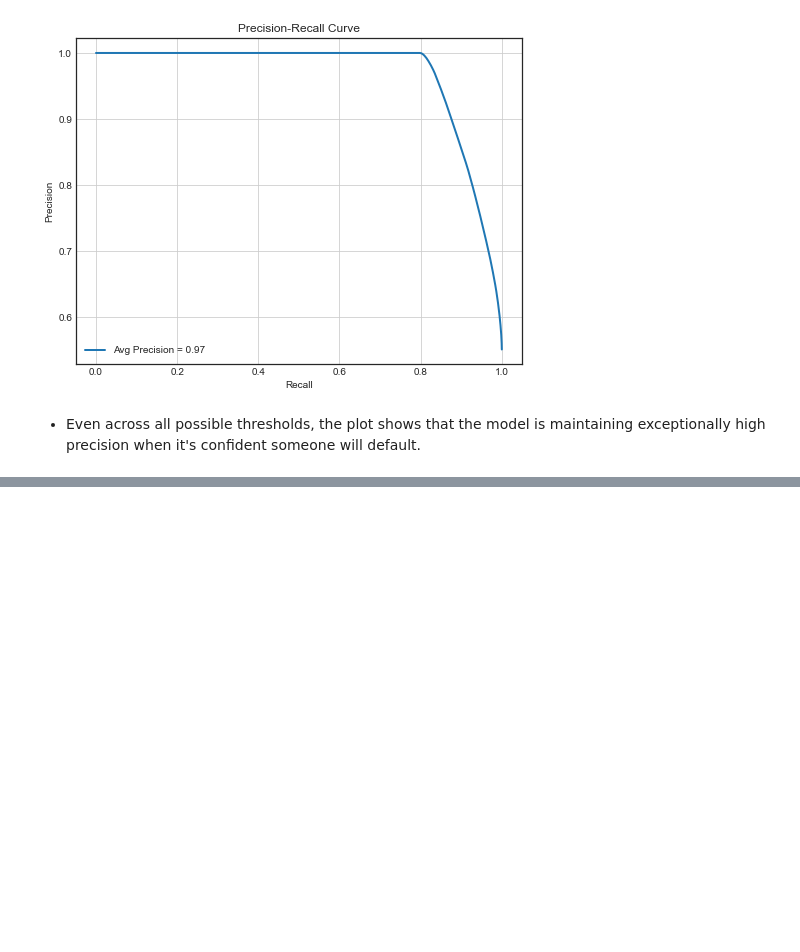
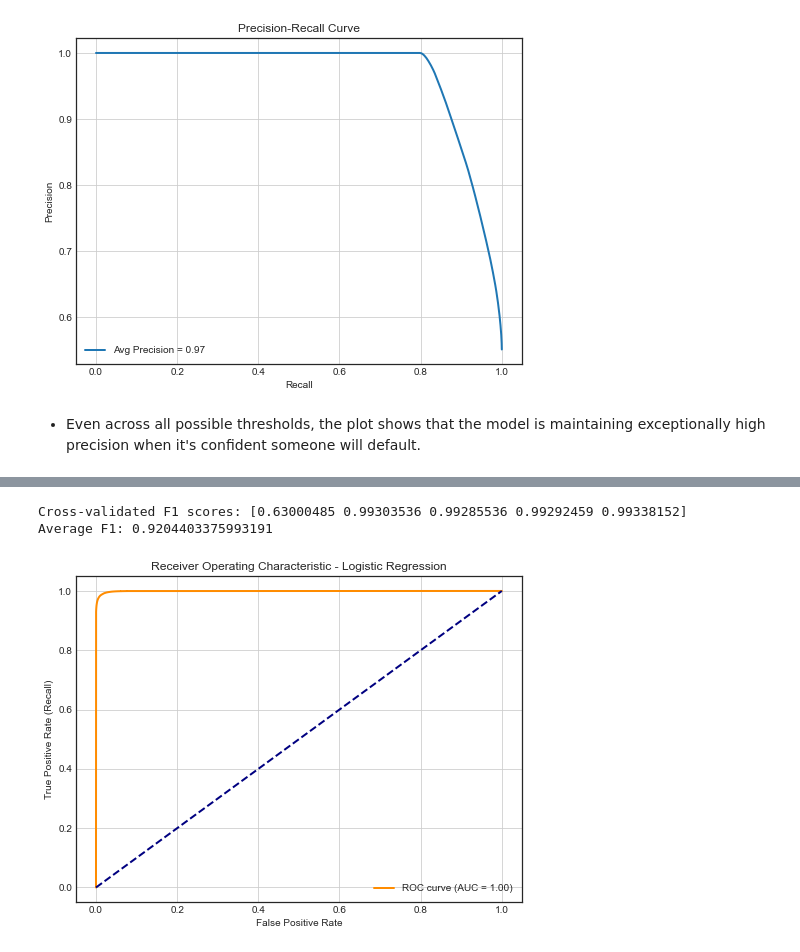
Before and after one commit to Assesa44/Who-Will-Default-, a Jupyter notebook: Notebooks/03_modeling_decisiontree_randomforest.ipynb, the cells around one changed output, grey strips where cells are left out. Cells and saved outputs as stored; diff of their text form; code cells hidden in the pictures; blank space fills up the shorter version.

```diff
--- a/Notebooks/03_modeling_decisiontree_randomforest.ipynb
+++ b/Notebooks/03_modeling_decisiontree_randomforest.ipynb
@@ -417,0 +582,34 @@ Also, built to handle complex datasets more effectively, this will ensure our mo
+# %%
+# Train and fit the 'added parameters' model
+rf = RandomForestClassifier(criterion= 'entropy', min_samples_split= 2, min_samples_leaf= 1, max_depth= 20, class_weight= 'balanced', n_estimators= 100).fit(X_rf, y_rf)
+
+# Predict y
+y_pred = rf.predict(X_rf)
+# %%
+f1 = make_scorer(f1_score, average='weighted')
+f1_scores = cross_val_score(rf, X_rf, y_rf, cv=5, scoring=f1)
+print("Cross-validated F1 scores:", f1_scores)
+print("Average F1:", f1_scores.mean())
+# %% [output]
+Cross-validated F1 scores: [0.63000485 0.99303536 0.99285536 0.99292459 0.99338152]
+Average F1: 0.9204403375993191
+# %%
+# Get predicted probabilities for the positive class
+y_scores = rf.predict_proba(X_rf)[:, 1]
+
+# Compute ROC curve and AUC
+fpr, tpr, thresholds = roc_curve(y_rf, y_scores)
+roc_auc = roc_auc_score(y_rf, y_scores)
+
+# Plot
+plt.figure(figsize=(8, 6))
+plt.plot(fpr, tpr, color='darkorange', lw=2, label=f'ROC curve (AUC = {roc_auc:.2f})')
+plt.plot([0, 1], [0, 1], color='navy', lw=2, linestyle='--')
+plt.xlabel('False Positive Rate')
+plt.ylabel('True Positive Rate (Recall)')
+plt.title('Receiver Operating Characteristic - Logistic Regression')
+plt.legend(loc='lower right')
+plt.grid(True)
+plt.show()
+# %% [output]
+[figure, added]
```
Also changed, not shown: parts of 17 cells of this notebook.
